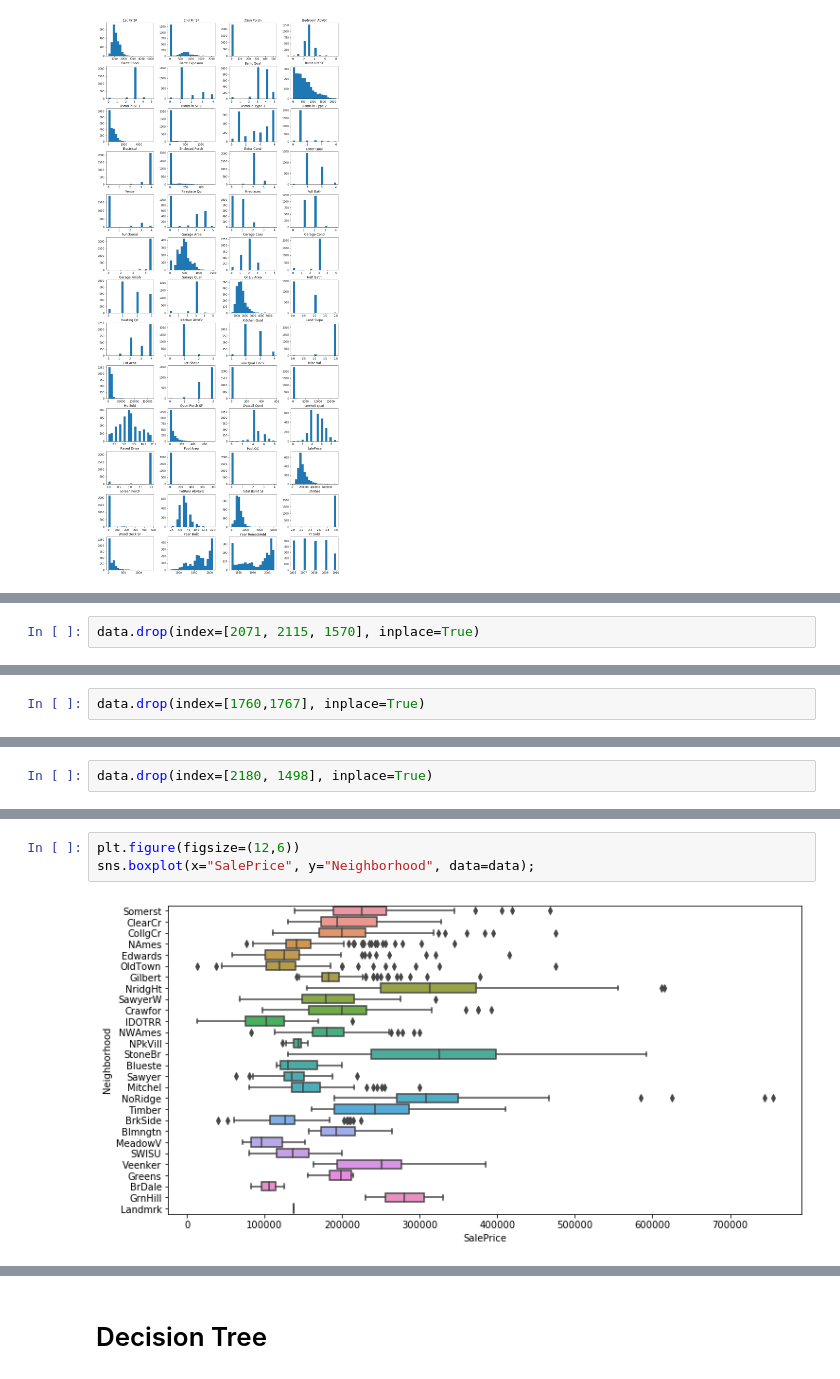
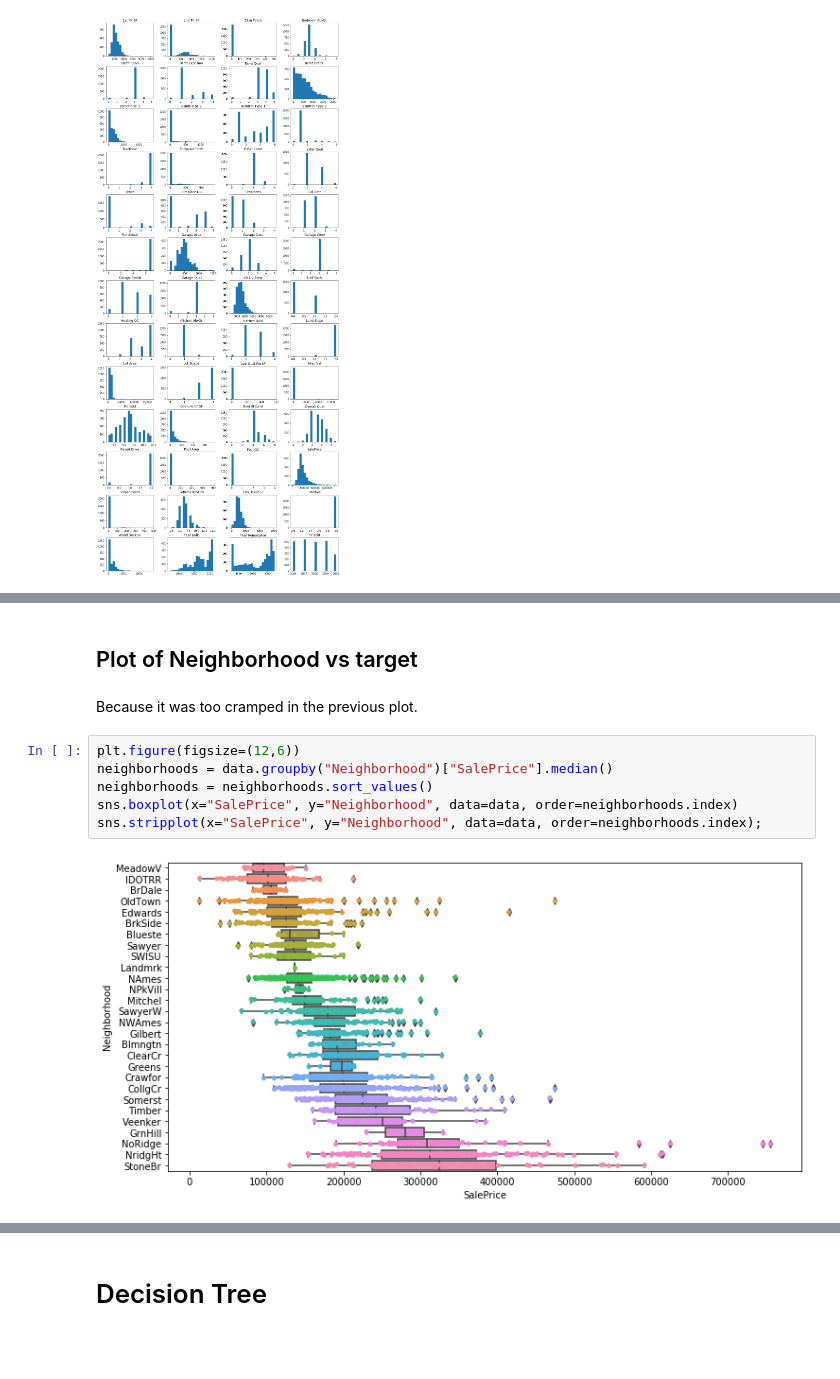
Before and after one commit to coldwhitewinters/ames, a Jupyter notebook: notebooks/housing.ipynb, the cells around one changed output, grey strips where cells are left out. Saved outputs shown, nothing was run; the diff lists cells and outputs as text; blank space fills up the shorter version.

```diff
--- a/notebooks/housing.ipynb
+++ b/notebooks/housing.ipynb
@@ -288,2 +296,0 @@ data.sort_values(by="Lot Area").tail(10)
-# %%
-data.drop(index=[2071, 2115, 1570], inplace=True)
@@ -304,2 +296,0 @@ data.sort_values(by="SalePrice").tail(10)
-# %%
-data.drop(index=[1760,1767], inplace=True)
@@ -320,2 +296,0 @@ data.sort_values(by="BsmtFin SF 1").tail(10)
-# %%
-data.drop(index=[2180, 1498], inplace=True)
@@ -337,5 +327,12 @@ for ax, feature in to_plot:
+# %% [markdown]
+## Plot of Neighborhood vs target
+# %% [markdown]
+Because it was too cramped in the previous plot.
 # %%
 plt.figure(figsize=(12,6))
-sns.boxplot(x="SalePrice", y="Neighborhood", data=data);
+neighborhoods = data.groupby("Neighborhood")["SalePrice"].median()
+neighborhoods = neighborhoods.sort_values()
+sns.boxplot(x="SalePrice", y="Neighborhood", data=data, order=neighborhoods.index)
+sns.stripplot(x="SalePrice", y="Neighborhood", data=data, order=neighborhoods.index);
 # %% [output]
-[figure, old version]
+[figure, new version]
```
Also changed, not shown: parts of 58 cells of this notebook.
